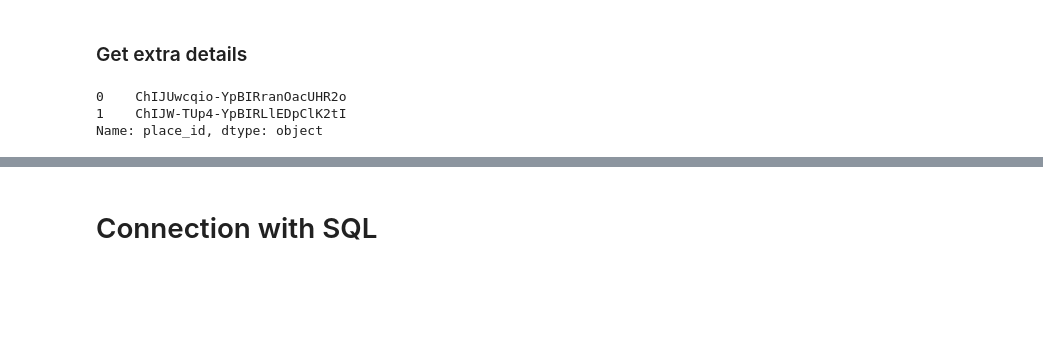
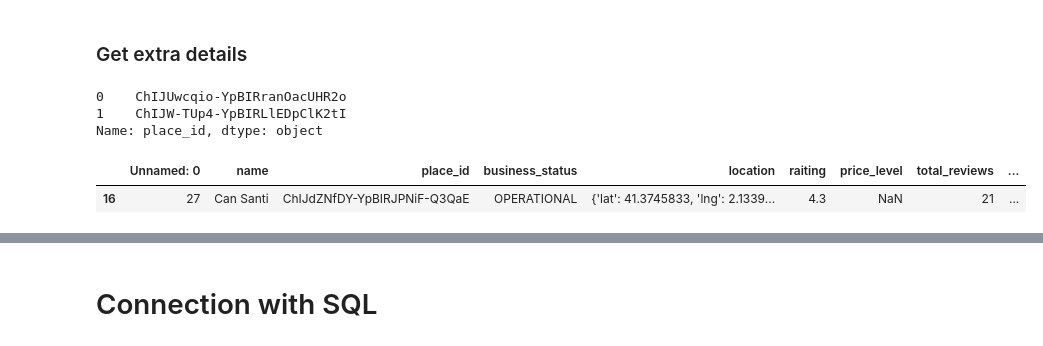
Before and after one commit to augustomues/Search-Restaurants, a Jupyter notebook: main.ipynb, the cells around one changed output, grey strips where cells are left out. Drawn from its saved outputs; the diff is of its cells as text; code cells hidden in the pictures; blank space fills up the shorter version.

Commit message:
Adding place_details and updating the main

```diff
--- a/main.ipynb
+++ b/main.ipynb
@@ -234,3 +234,8 @@ restaurants['place_id'][:2]
 0    ChIJUwcqio-YpBIRranOacUHR2o
 1    ChIJW-TUp4-YpBIRLlEDpClK2tI
 Name: place_id, dtype: object
+# %%
+restaurants[restaurants['place_id'] == 'ChIJdZNfDY-YpBIRJPNiF-Q3QaE']
+# %% [output]
+|  | Unnamed: 0 | name | place_id | business_status | location | raiting | price_level | total_reviews | ... |
+| 16 | 27 | Can Santi | ChIJdZNfDY-YpBIRJPNiF-Q3QaE | OPERATIONAL | {'lat': 41.3745833, 'lng': 2.1339... | 4.3 | NaN | 21 | ... |
```
Also changed, not shown: parts of 7 cells of this notebook, 2 other files.
